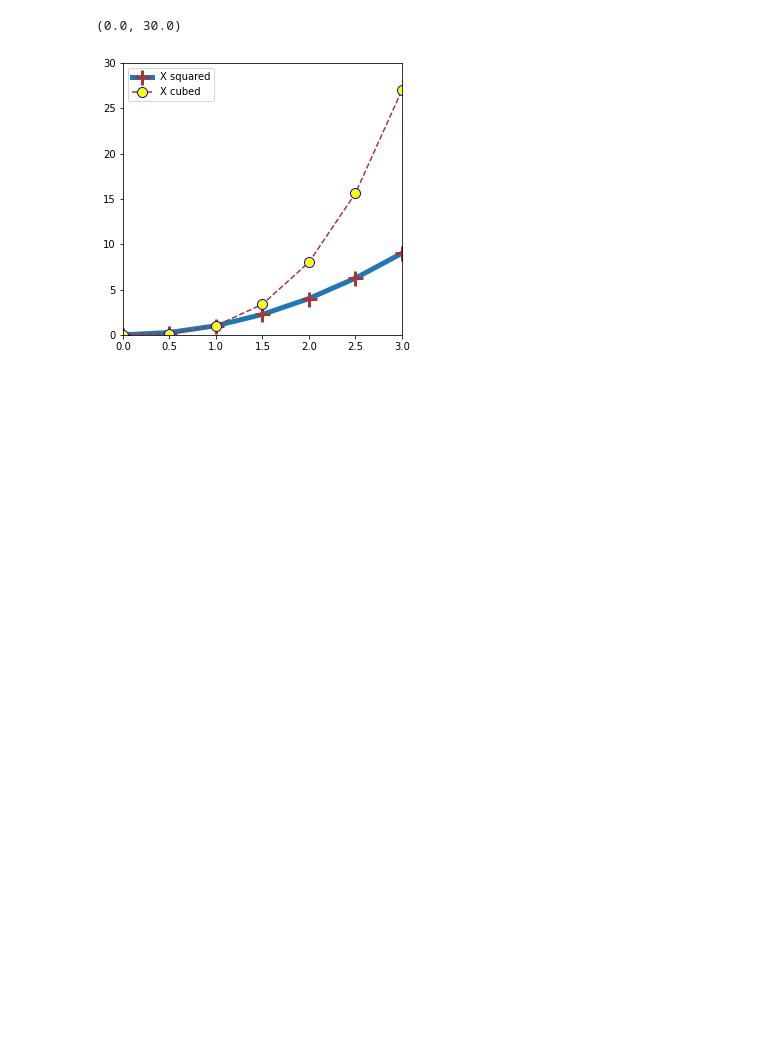
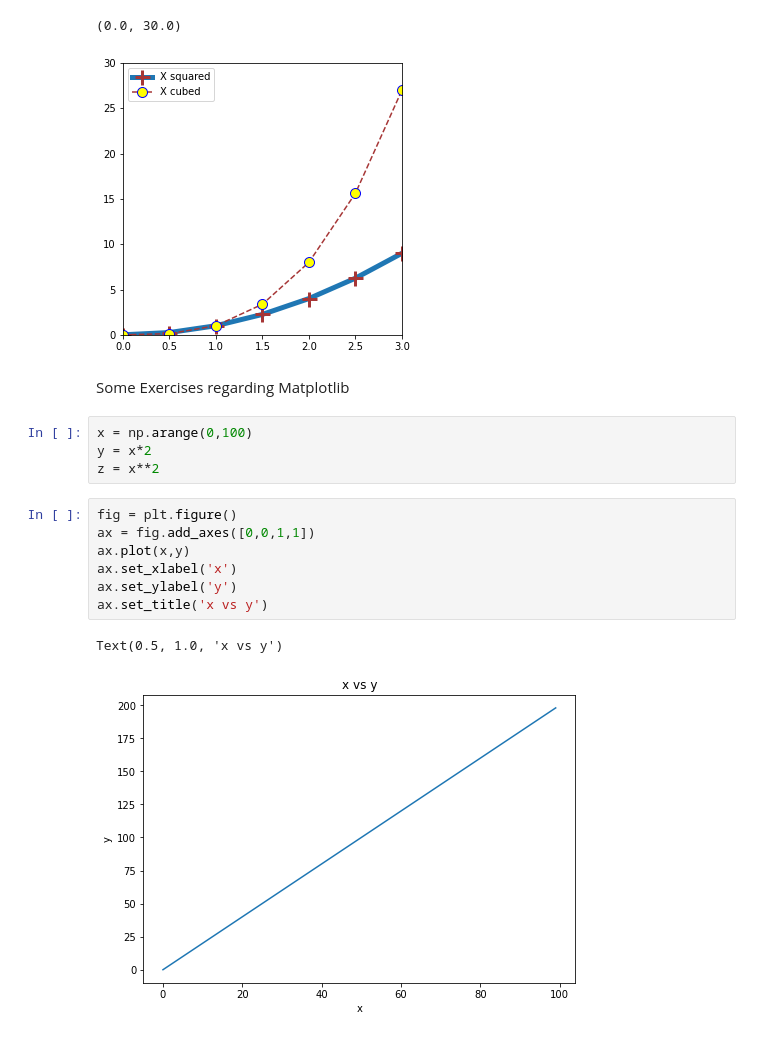
Before and after one commit to adutta96oct/solitary_lights, a Jupyter notebook: matplotlib_exercises.ipynb, the cells around one changed output. Drawn from its saved outputs; the diff is of its cells as text; blank space fills up the shorter version.

Commit message:
Updated matplotlib exercise and added seaborn

```diff
--- a/matplotlib_exercises.ipynb
+++ b/matplotlib_exercises.ipynb
@@ -71,3 +71,19 @@ ax.set_ylim([0,30])
 # %% [output]
 (0.0, 30.0)
 [figure]
+# %% [markdown]
+Some Exercises regarding Matplotlib
+# %%
+x = np.arange(0,100)
+y = x*2
+z = x**2
+# %%
+fig = plt.figure()
+ax = fig.add_axes([0,0,1,1])
+ax.plot(x,y)
+ax.set_xlabel('x')
+ax.set_ylabel('y')
+ax.set_title('x vs y')
+# %% [output]
+Text(0.5, 1.0, 'x vs y')
+[figure, added]
```
Also changed, not shown: parts of 5 cells of this notebook.
